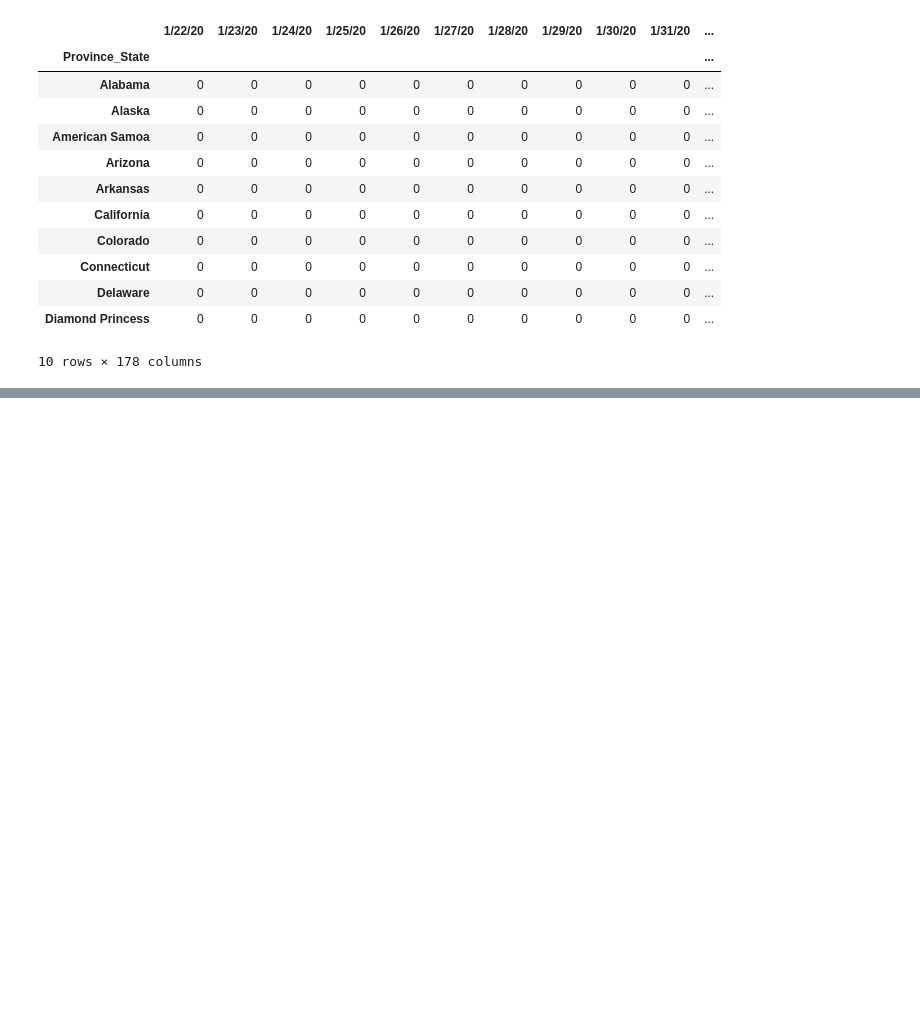
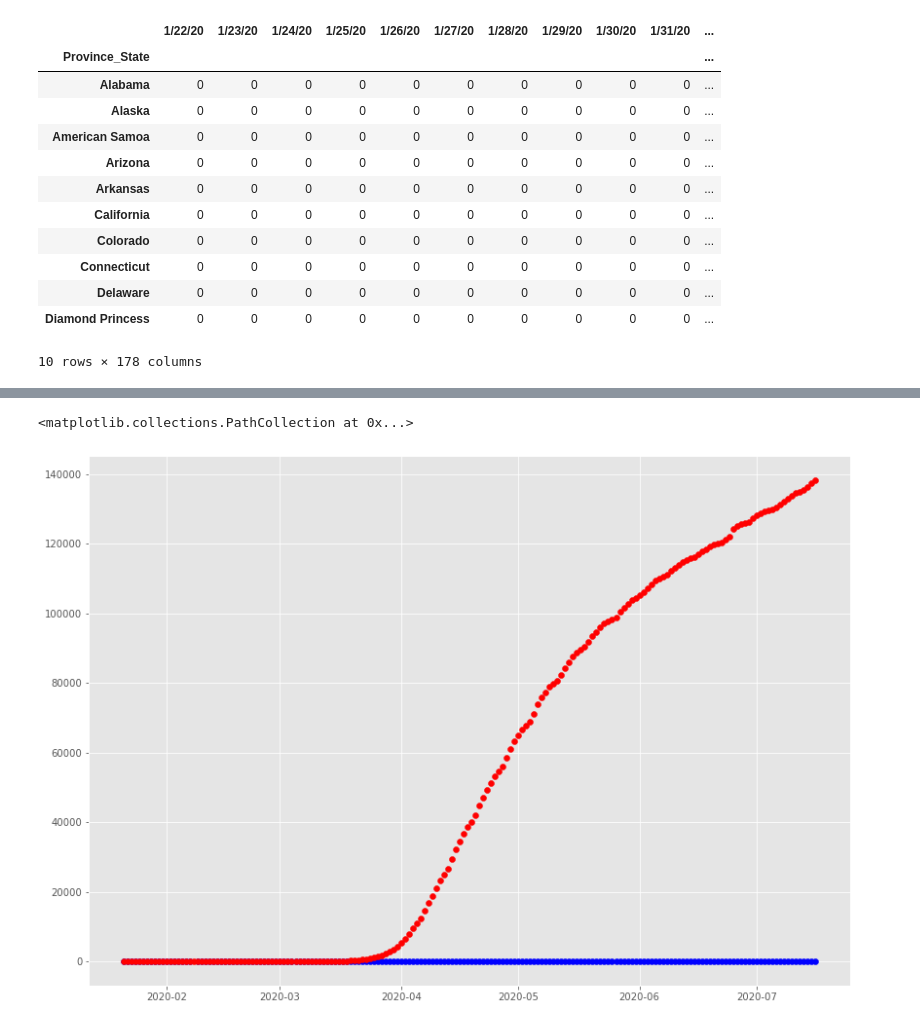
Before and after one commit to wrighhj/Group_2_Project_1, a Jupyter notebook: CovidProject.ipynb, the cells around one changed output, grey strips where cells are left out. Saved outputs shown, nothing was run; the diff lists cells and outputs as text; code cells hidden in the pictures; blank space fills up the shorter version.

Commit message:
Succesfully built dataframe with deaths, approvals and disapproval

```diff
--- a/CovidProject.ipynb
+++ b/CovidProject.ipynb
@@ -74,0 +96,26 @@ jh_pivot.head(10)
+# %%
+# To start we need one dataframe, with Four columns. Date, Total Deaths, Trump Approval Rating and Trump disapproval rating
+
+# We can get the date the deaths by looking at the NYT data.
+df_deathapproval = us[['date','deaths']]
+df_deathapproval['date_clean'] = pd.to_datetime(df_deathapproval['date'])
+# %%
+# So now we need to get the approval rating and disapproval rating by date
+from datetime import datetime
+trump_ratings['enddate_clean'] = pd.to_datetime(trump_ratings['enddate'])
+trump_ratings_2020 = trump_ratings.loc[trump_ratings['enddate_clean'] >= '01-21-2020']
+
+trump_ratings_2020_grouped = trump_ratings_2020.groupby('enddate_clean')
+
+approval = trump_ratings_2020_grouped['adjusted_approve'].mean()
+disapproval = trump_ratings_2020_grouped['adjusted_disapprove'].mean()
+
+#trump_ratings[['startdate','enddate','adjusted_approve']].loc[]
+# %%
+approval_df = pd.DataFrame(approval)
+disapproval_df = pd.DataFrame(disapproval)
+
+deathapproval_approve = pd.merge(df_deathapproval, approval_df, how = 'left', left_on = 'date_clean', right_on = 'enddate_clean')
+df_approvalfinal = pd.merge(deathapproval_approve, disapproval_df, how = 'left', left_on = 'date_clean', right_on = 'enddate_clean')
+
+df_approvalfinal
@@ -74,0 +136,10 @@ jh_pivot.head(10)
+# %%
+x_data = df_approvalfinal['date_clean']
+y_data_approve = df_approvalfinal['adjusted_approve']
+y_data_deaths = df_approvalfinal['deaths']
+
+plt.scatter(x = df_approvalfinal['date_clean'], y = df_approvalfinal['adjusted_approve'], c='blue')
+plt.scatter(x = df_approvalfinal['date_clean'], y = df_approvalfinal['deaths'], c='red')
+# %% [output]
+<matplotlib.collections.PathCollection at 0x...>
+[figure, added]
```
Also changed, not shown: parts of 7 cells of this notebook, 1 other file.
